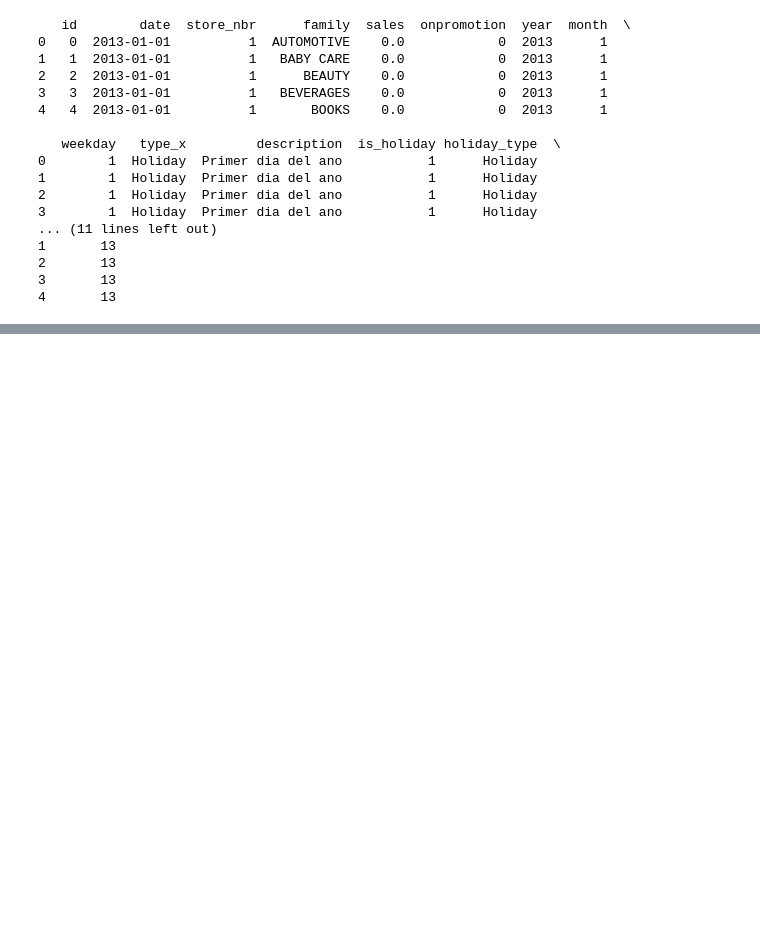
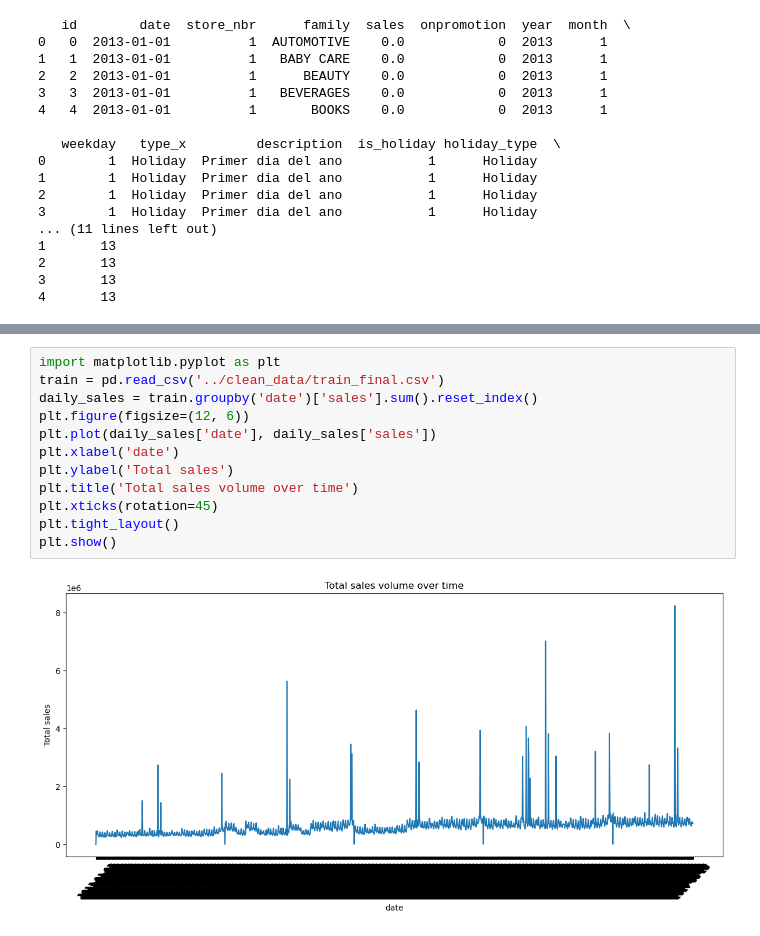
Before and after one commit to JerryJIANG721/Store-Sales---Time-Series-Forecasting, a Jupyter notebook: notebooks/notebook for Xinyi.ipynb, the cells around one changed output, grey strips where cells are left out. Drawn from its saved outputs; the diff is of its cells as text; blank space fills up the shorter version.

```diff
--- a/notebooks/notebook for Xinyi.ipynb
+++ b/notebooks/notebook for Xinyi.ipynb
@@ -229,0 +263,14 @@ print(train.head())
+# %%
+import matplotlib.pyplot as plt
+train = pd.read_csv('../clean_data/train_final.csv')
+daily_sales = train.groupby('date')['sales'].sum().reset_index()
+plt.figure(figsize=(12, 6))
+plt.plot(daily_sales['date'], daily_sales['sales'])
+plt.xlabel('date')
+plt.ylabel('Total sales')
+plt.title('Total sales volume over time')
+plt.xticks(rotation=45)
+plt.tight_layout()
+plt.show()
+# %% [output]
+[figure, added]
```
Also changed, not shown: parts of 4 cells of this notebook, 1 other file.
